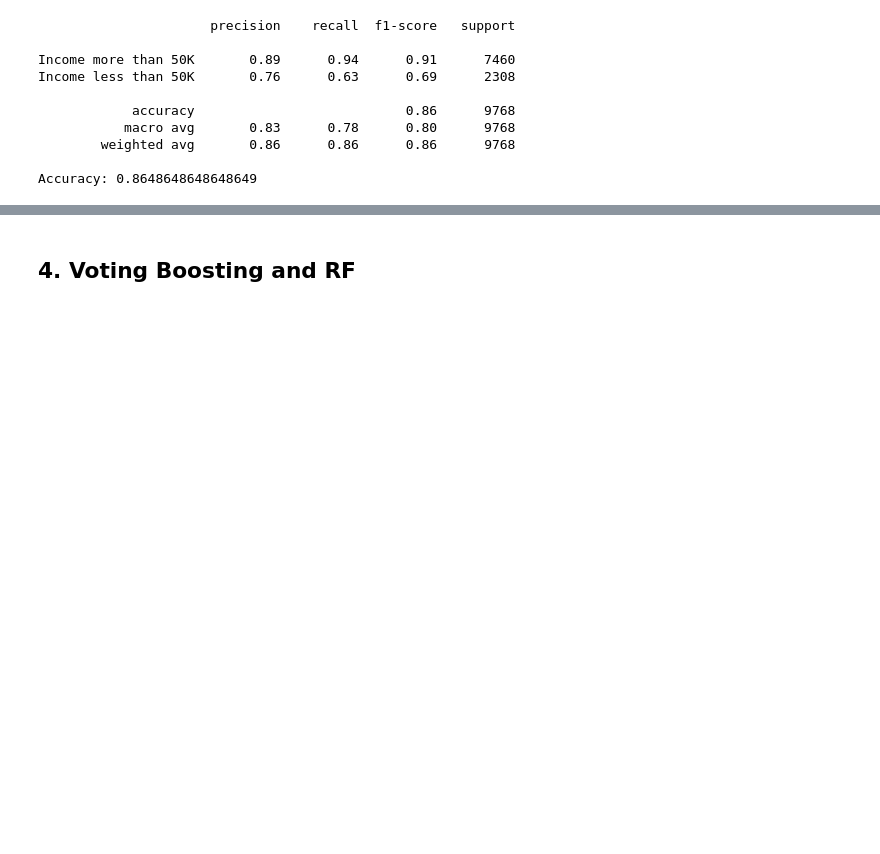
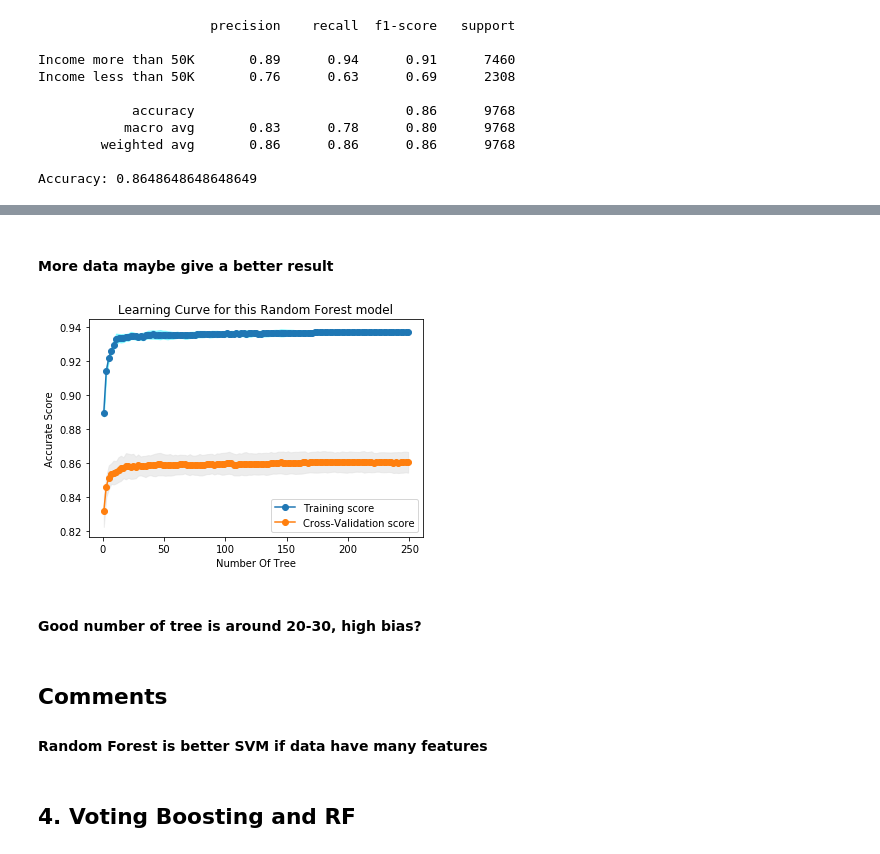
Before and after one commit to ngonhan2k5/cs-ml, a Jupyter notebook: proj1/svm-ngonhan.ipynb, the cells around one changed output, grey strips where cells are left out. Cells and saved outputs as stored; diff of their text form; code cells hidden in the pictures; blank space fills up the shorter version.

```diff
--- a/proj1/svm-ngonhan.ipynb
+++ b/proj1/svm-ngonhan.ipynb
@@ -347,9 +354,18 @@ print('Learning curve for this Random Forest model')
+# %% [markdown]
+#### More data maybe give a better result
 # %%
 param_range = np.arange(1, 250, 2)
 # np.linspace(1, 10, 100)
 
 train_scores, test_scores = validation_curve(rf_clf, X_train2, y_train2, param_name="n_estimators", param_range=param_range, cv=4, scoring="accuracy", n_jobs=-1)
-show_curve(train_sizes, train_scores, test_scores, 'Learning Curve for this Random Forest model', "Number Of Tree", 'Accurate Score')
+show_curve(param_range, train_scores, test_scores, 'Learning Curve for this Random Forest model', "Number Of Tree", 'Accurate Score')
+# %% [output]
+[figure, added]
+# %% [markdown]
+#### Good number of tree is around 20-30, high bias?
+# %% [markdown]
+## Comments
+#### Random Forest is better SVM if data have many features
 # %% [markdown]
 ## 4. Voting Boosting and RF
 # %%
```
Also changed, not shown: parts of 4 cells of this notebook.
